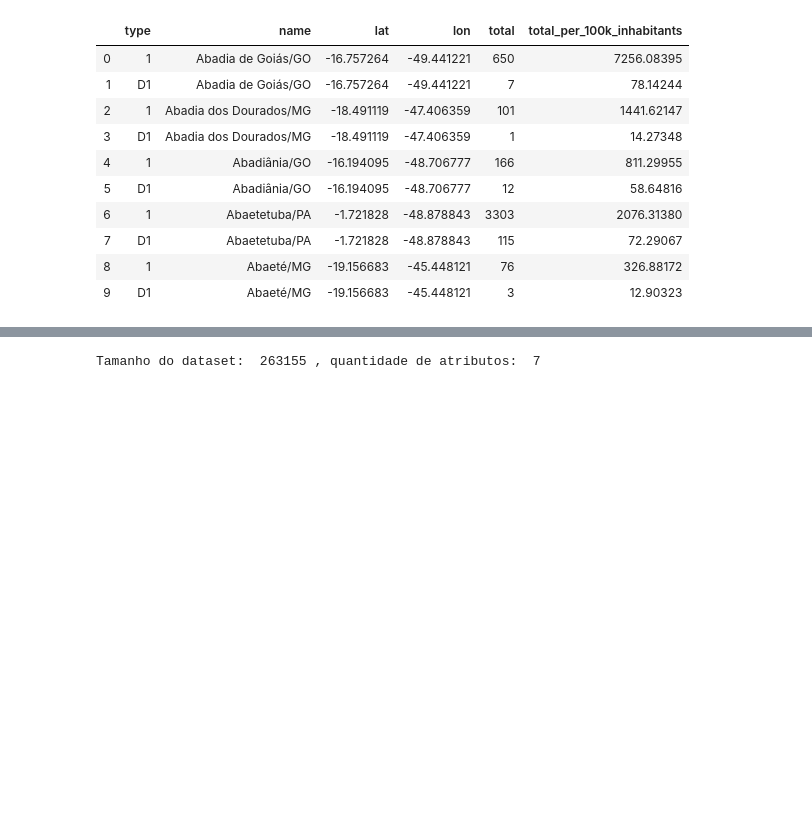
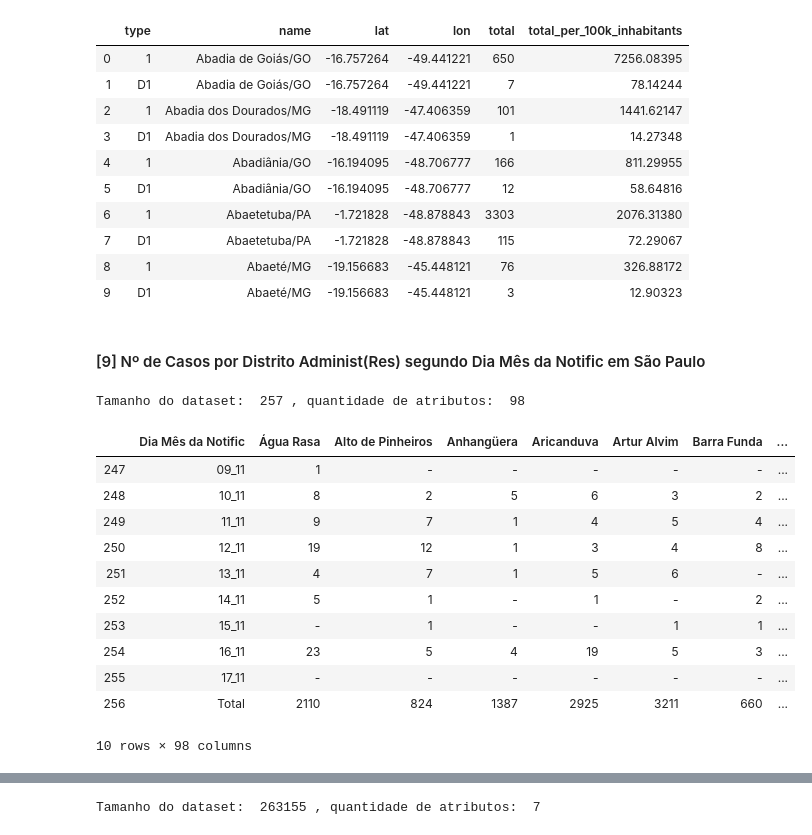
Before and after one commit to fbosousa/covid19, a Jupyter notebook: main.ipynb, the cells around one changed output, grey strips where cells are left out. Cells and saved outputs as stored; diff of their text form; code cells hidden in the pictures; blank space fills up the shorter version.

```diff
--- a/main.ipynb
+++ b/main.ipynb
@@ -249,3 +249,5 @@ Tamanho do dataset:  10295 , quantidade de atributos:  6
 | 7 | D1 | Abaetetuba/PA | -1.721828 | -48.878843 | 115 | 72.29067 |
 | 8 | 1 | Abaeté/MG | -19.156683 | -45.448121 | 76 | 326.88172 |
 | 9 | D1 | Abaeté/MG | -19.156683 | -45.448121 | 3 | 12.90323 |
+# %% [markdown]
+#### [9] Nº de Casos por Distrito Administ(Res) segundo Dia Mês da Notific em São Paulo
@@ -251,0 +256,17 @@ Tamanho do dataset:  10295 , quantidade de atributos:  6
+# %%
+print('Tamanho do dataset: ',df_sp.shape[0], ', quantidade de atributos: ', df_sp.shape[1])
+df_sp.tail(10)
+# %% [output]
+Tamanho do dataset:  257 , quantidade de atributos:  98
+|  | Dia Mês da Notific | Água Rasa | Alto de Pinheiros | Anhangüera | Aricanduva | Artur Alvim | Barra Funda | ... |
+| 247 | 09_11 | 1 | - | - | - | - | - | ... |
+| 248 | 10_11 | 8 | 2 | 5 | 6 | 3 | 2 | ... |
+| 249 | 11_11 | 9 | 7 | 1 | 4 | 5 | 4 | ... |
+| 250 | 12_11 | 19 | 12 | 1 | 3 | 4 | 8 | ... |
+| 251 | 13_11 | 4 | 7 | 1 | 5 | 6 | - | ... |
+| 252 | 14_11 | 5 | 1 | - | 1 | - | 2 | ... |
+| 253 | 15_11 | - | 1 | - | - | 1 | 1 | ... |
+| 254 | 16_11 | 23 | 5 | 4 | 19 | 5 | 3 | ... |
+| 255 | 17_11 | - | - | - | - | - | - | ... |
+| 256 | Total | 2110 | 824 | 1387 | 2925 | 3211 | 660 | ... |
+10 rows × 98 columns
```
Also changed, not shown: parts of 3 cells of this notebook, 2 other files.
